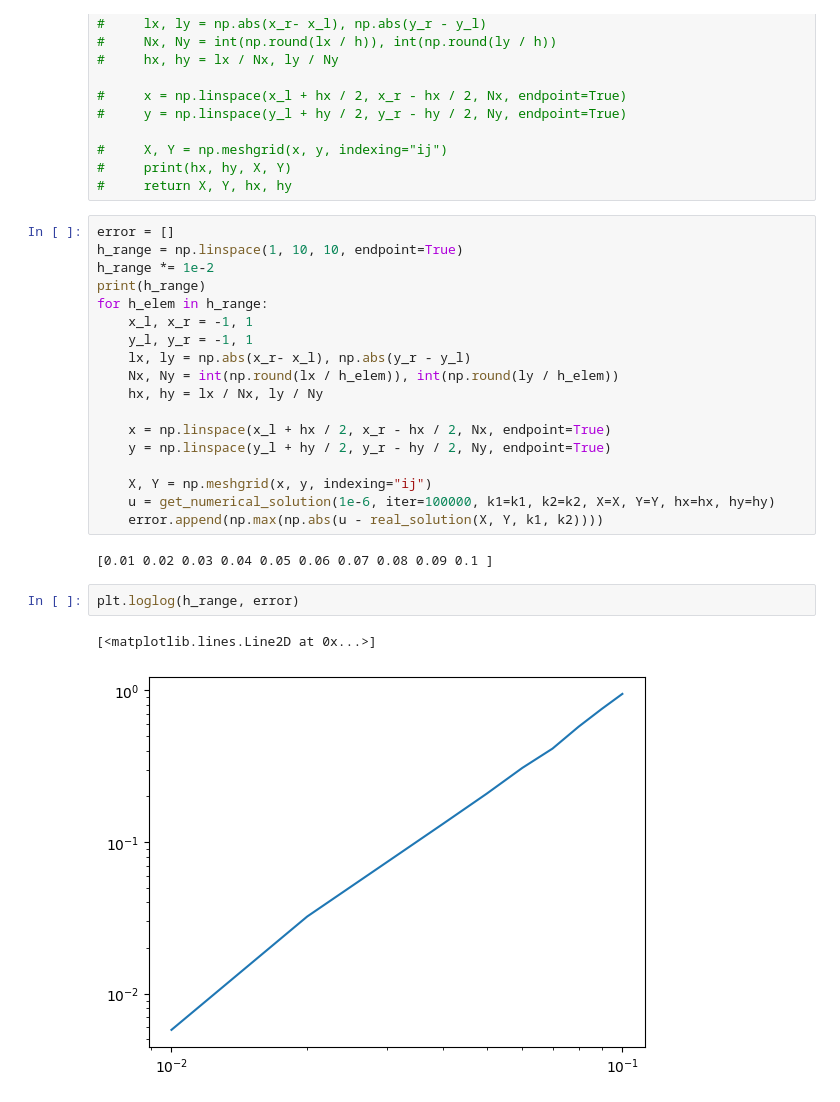
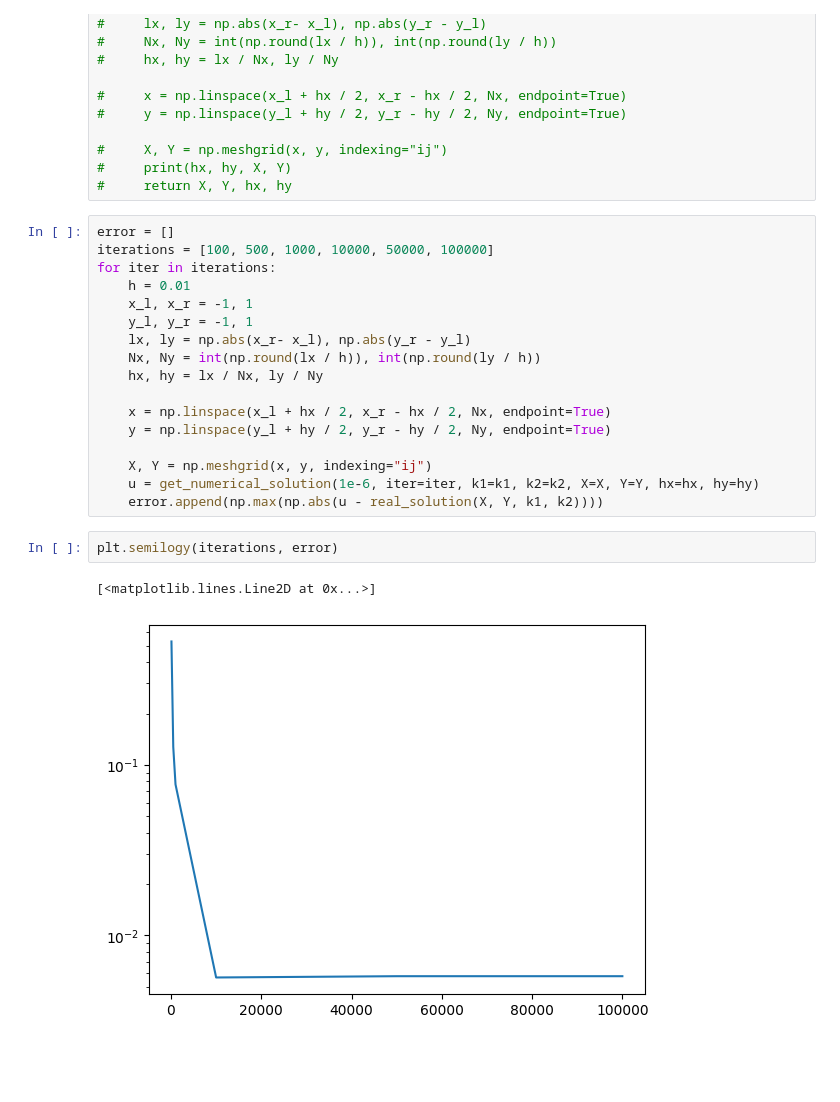
Before and after one commit to JustARandomness/NumericalMethods7Sem, a Jupyter notebook: Lab2.ipynb, the cells around one changed output. Cells and saved outputs as stored; diff of their text form; blank space fills up the shorter version.

```diff
--- a/Lab2.ipynb
+++ b/Lab2.ipynb
@@ -97,26 +97,23 @@ plot_real_and_numerical_solution(u002, X, Y, k1, k2)
 #     return X, Y, hx, hy
 # %%
 error = []
-h_range = np.linspace(1, 10, 10, endpoint=True)
-h_range *= 1e-2
-print(h_range)
-for h_elem in h_range:
+iterations = [100, 500, 1000, 10000, 50000, 100000]
+for iter in iterations:
+    h = 0.01
     x_l, x_r = -1, 1
     y_l, y_r = -1, 1
     lx, ly = np.abs(x_r- x_l), np.abs(y_r - y_l)
-    Nx, Ny = int(np.round(lx / h_elem)), int(np.round(ly / h_elem))
+    Nx, Ny = int(np.round(lx / h)), int(np.round(ly / h))
     hx, hy = lx / Nx, ly / Ny
 
     x = np.linspace(x_l + hx / 2, x_r - hx / 2, Nx, endpoint=True)
     y = np.linspace(y_l + hy / 2, y_r - hy / 2, Ny, endpoint=True)
 
     X, Y = np.meshgrid(x, y, indexing="ij")
-    u = get_numerical_solution(1e-6, iter=100000, k1=k1, k2=k2, X=X, Y=Y, hx=hx, hy=hy)
+    u = get_numerical_solution(1e-6, iter=iter, k1=k1, k2=k2, X=X, Y=Y, hx=hx, hy=hy)
     error.append(np.max(np.abs(u - real_solution(X, Y, k1, k2))))
-# %% [output]
-[0.01 0.02 0.03 0.04 0.05 0.06 0.07 0.08 0.09 0.1 ]
 # %%
-plt.loglog(h_range, error)
+plt.semilogy(iterations, error)
 # %% [output]
 [<matplotlib.lines.Line2D at 0x...>]
-[figure, old version]
+[figure, new version]
```
Also changed, not shown: 3 other files.
